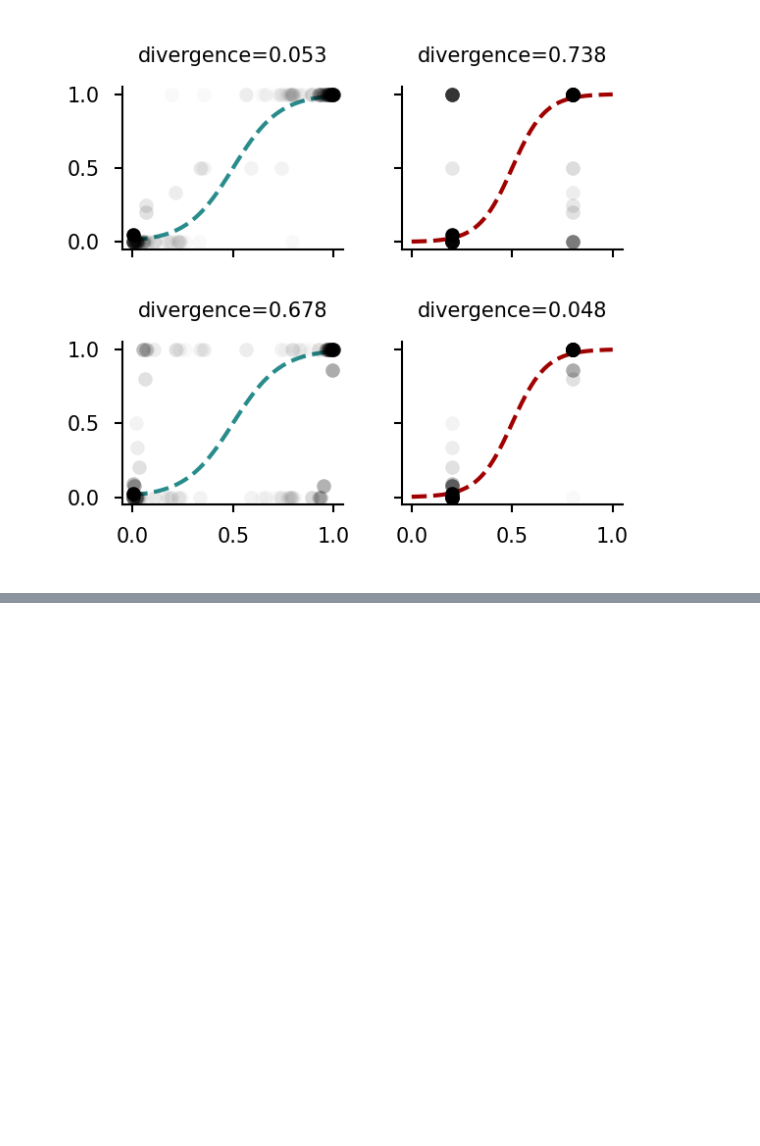
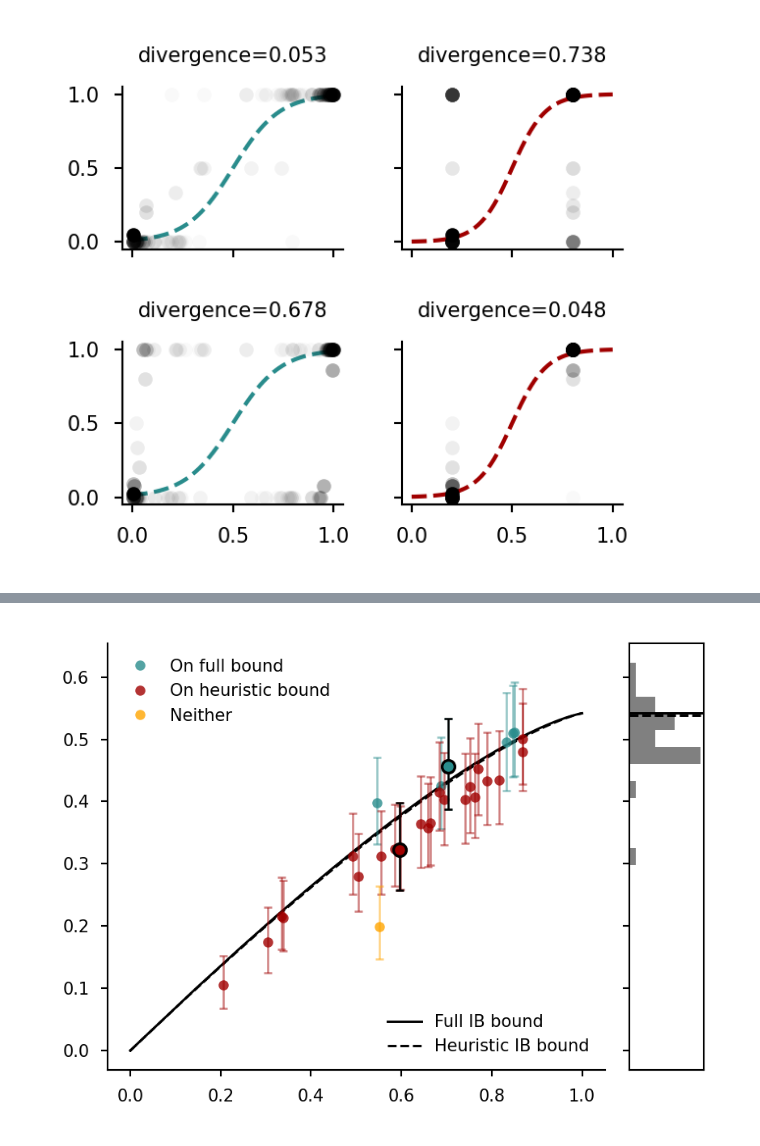
Before and after one commit to jacobaparker/human-inference-IB, a Jupyter notebook: main_analyses_figures.ipynb, the cells around one changed output, grey strips where cells are left out. Saved outputs shown, nothing was run; the diff lists cells and outputs as text; code cells hidden in the pictures; blank space fills up the shorter version.

```diff
--- a/main_analyses_figures.ipynb
+++ b/main_analyses_figures.ipynb
@@ -129,6 +129,18 @@ horses_mid_emp = midWS_trial_set['latent_state'].to_numpy() - 1
 highWS_trial_set = pd.read_csv(horses_datadir + "highWS/trial_set.csv")
 shapes_high_emp = utils.split_to_four_digits(highWS_trial_set['observation_encoding'].to_numpy())
 horses_high_emp = highWS_trial_set['latent_state'].to_numpy() - 1
+
+shapes_emp_dict = {
+    'lowWS': shapes_low_emp,
+    'midWS': shapes_mid_emp,
+    'highWS': shapes_high_emp
+}
+
+horses_emp_dict = {
+    'lowWS': horses_low_emp,
+    'midWS': horses_mid_emp,
+    'highWS': horses_high_emp
+}
 # %% [markdown]
 ## Figure 1
 Visual assets for task overviews
@@ -559,0 +793,82 @@ savefig(fig, 'Figure3/figure3_beads_PMFs')
+# %%
+# plot subject data in IB space
+# EXCLUDE those with I(X;R) < 0.05
+
+highlighted_sjs = [26, 15]
+exp = 'lowWS'
+stats = 'lowWS'
+
+alpha_dot = 0.8
+alpha_line = 0.5
+
+ibdf_ = ibdf_dict[exp].copy()
+
+conds = (ibdf_['exclude_Ixr'] == 0)
+
+fig, ax = plt.subplots(figsize=(3, 2.2), dpi=300)
+
+full_bound, = ax.plot(bound_dict_horses[stats]['full']['I_XR'], bound_dict_horses[stats]['full']['I_RY'], 'k', linewidth=0.7, label='Full IB bound')
+heur_bound, = ax.plot(bound_dict_horses[stats]['equal-weights']['I_XR'], bound_dict_horses[stats]['equal-weights']['I_RY'], '--k', linewidth=0.7, label='Heuristic IB bound')
+
+for sjind in pd.unique(ibdf_[conds]['subject_index']):
+    sjconds = conds & (ibdf_['subject_index'] == sjind)
+    if ibdf_[sjconds]['bound_class'].to_numpy() == 'full':
+        ax.errorbar(ibdf_[sjconds]['Ixr'], ibdf_[sjconds]['Iry'], yerr=[ibdf_[sjconds]['Iry'] - ibdf_[sjconds]['Iry_CI_lower'], ibdf_[sjconds]['Iry_CI_upper'] - ibdf_[sjconds]['Iry']], fmt='none', ecolor=optcolor, alpha=alpha_line, linewidth=0.6, capsize=1.2, capthick=0.6)
+        onfullbound, = ax.plot(ibdf_[sjconds]['Ixr'],ibdf_[sjconds]['Iry'],'o',c=optcolor,alpha=alpha_dot,markersize=3,markeredgewidth=0,markeredgecolor='none',label='On full bound')
+    elif ibdf_[sjconds]['bound_class'].to_numpy() == 'equal-weights':
+        ax.errorbar(ibdf_[sjconds]['Ixr'], ibdf_[sjconds]['Iry'], yerr=[ibdf_[sjconds]['Iry'] - ibdf_[sjconds]['Iry_CI_lower'], ibdf_[sjconds]['Iry_CI_upper'] - ibdf_[sjconds]['Iry']], fmt='none', ecolor=heurcolor, alpha=alpha_line, linewidth=0.6, capsize=1.2, capthick=0.6)
+        onheurbound, = ax.plot(ibdf_[sjconds]['Ixr'],ibdf_[sjconds]['Iry'],'o',c=heurcolor,alpha=alpha_dot,markersize=3,markeredgewidth=0,markeredgecolor='none',label='On heuristic bound')
+    elif ibdf_[sjconds]['bound_class'].to_numpy() == 'none':
+        ax.errorbar(ibdf_[sjconds]['Ixr'], ibdf_[sjconds]['Iry'], yerr=[ibdf_[sjconds]['Iry'] - ibdf_[sjconds]['Iry_CI_lower'], ibdf_[sjconds]['Iry_CI_upper'] - ibdf_[sjconds]['Iry']], fmt='none', ecolor=nonecolor, alpha=alpha_line, linewidth=0.6, capsize=1.2, capthick=0.6)
+        other, = ax.plot(ibdf_[sjconds]['Ixr'],ibdf_[sjconds]['Iry'],'o',c=nonecolor,alpha=alpha_dot,markersize=3,markeredgewidth=0,markeredgecolor='none',label='Neither')
+
+high_color = 'black'
+high_width = 0.8
+high_alpha = 1.0
+for sjind in highlighted_sjs:
+    sjconds = conds & (ibdf_[conds]['subject_index'] == sjind)
+    if ibdf_[sjconds]['bound_class'].to_numpy() == 'full':
+        ax.errorbar(ibdf_[sjconds]['Ixr'], ibdf_[sjconds]['Iry'], yerr=[ibdf_[sjconds]['Iry'] - ibdf_[sjconds]['Iry_CI_lower'], ibdf_[sjconds]['Iry_CI_upper'] - ibdf_[sjconds]['Iry']], fmt='none', ecolor=high_color, alpha=high_alpha, linewidth=0.6, capsize=1.2, capthick=0.6)
+        ax.plot(ibdf_[sjconds]['Ixr'],ibdf_[sjconds]['Iry'],'o',c=optcolor,alpha=high_alpha,markersize=3.8,markeredgewidth=high_width,markeredgecolor=high_color)
+    elif ibdf_[sjconds]['bound_class'].to_numpy() == 'equal-weights':
+        ax.errorbar(ibdf_[sjconds]['Ixr'], ibdf_[sjconds]['Iry'], yerr=[ibdf_[sjconds]['Iry'] - ibdf_[sjconds]['Iry_CI_lower'], ibdf_[sjconds]['Iry_CI_upper'] - ibdf_[sjconds]['Iry']], fmt='none', ecolor=high_color, alpha=high_alpha, linewidth=0.6, capsize=1.2, capthick=0.6)
+        ax.plot(ibdf_[sjconds]['Ixr'],ibdf_[sjconds]['Iry'],'o',c=heurcolor,alpha=high_alpha,markersize=3.8,markeredgewidth=high_width,markeredgecolor=high_color)
+    elif ibdf_[sjconds]['bound_class'].to_numpy() == 'none':
+        ax.errorbar(ibdf_[sjconds]['Ixr'], ibdf_[sjconds]['Iry'], yerr=[ibdf_[sjconds]['Iry'] - ibdf_[sjconds]['Iry_CI_lower'], ibdf_[sjconds]['Iry_CI_upper'] - ibdf_[sjconds]['Iry']], fmt='none', ecolor=high_color, alpha=high_alpha, linewidth=0.6, capsize=1.2, capthick=0.6)
+        ax.plot(ibdf_[sjconds]['Ixr'],ibdf_[sjconds]['Iry'],'o',c=nonecolor,alpha=high_alpha,markersize=3.8,markeredgewidth=high_width,markeredgecolor=high_color)
+
+leg1 = ax.legend(handles=[onfullbound, onheurbound, other],fontsize=5, frameon=False, loc='upper left')
+leg2 = ax.legend(handles=[full_bound, heur_bound],fontsize=5, frameon=False, loc='lower right')
+ax.add_artist(leg1)
+
+format_axis(ax)
+
+# Iry_interp_opt = np.interp(ibdf_.loc[conds,'Ixr'], bound_dict_horses[stats]['full']['I_XR'], bound_dict_horses[stats]['full']['I_RY'])
+Iry_interp_opt = np.interp(ibdf_.loc[conds,'Ixr'], bound_dict_horses[stats]['full']['I_XR'], bound_dict_horses[stats]['full']['I_RY'])
+Iry_interp_heur = np.interp(ibdf_.loc[conds,'Ixr'], bound_dict_horses[stats]['equal-weights']['I_XR'], bound_dict_horses[stats]['equal-weights']['I_RY'])
+heur_efficiency = Iry_interp_heur / np.interp(ibdf_.loc[conds,'Ixr'], bound_dict_horses[stats]['full']['I_XR'], bound_dict_horses[stats]['full']['I_RY'])
+
+avg_rel_heur = heur_efficiency.mean()
+yvals_norm = ibdf_.loc[conds,'info_efficiency'].to_numpy() * bound_dict_horses[stats]['full']['I_RY'].max()
+bins = (np.arange(0,1.2,0.05)) * bound_dict_horses[stats]['full']['I_RY'].max()
+counts, bins = np.histogram(yvals_norm, bins=bins)
+
+ax_hist = ax.inset_axes([1.05, 0, 0.15, 1], sharey=ax)
+ax_hist.barh((bins[:-1] + bins[1:]) / 2, counts, height=(bins[1] - bins[0]), color='gray')
+ax_hist.axhline(bound_dict_horses[stats]['full']['I_RY'].max(), color='black', linestyle='-', linewidth=0.7)
+ax_hist.axhline(avg_rel_heur * bound_dict_horses[stats]['full']['I_RY'].max(), color='black', linestyle='--', linewidth=0.7)
+# ax_hist.set_xlabel('Count')
+ax_hist.set_ylabel('')
+# ax_hist.set_yticks([])
+ax_hist.tick_params(axis='y', labelleft=False, labelsize=5, width=0.5, length=2)
+ax_hist.set_xticks([])
+ax_hist.set_ylim(ax.get_ylim())
+ax_hist.grid(False)
+ax_hist.spines['bottom'].set_linewidth(0.5)
+ax_hist.spines['left'].set_linewidth(0.5)
+ax_hist.spines['top'].set_linewidth(0.5)
+ax_hist.spines['right'].set_linewidth(0.5)
+plt.tight_layout()
+savefig(fig, 'Figure4/figure4_horses_lowWS_IBplot')
+# %% [output]
+[figure, added]
```
Also changed, not shown: parts of 13 cells of this notebook, 12 other files.
